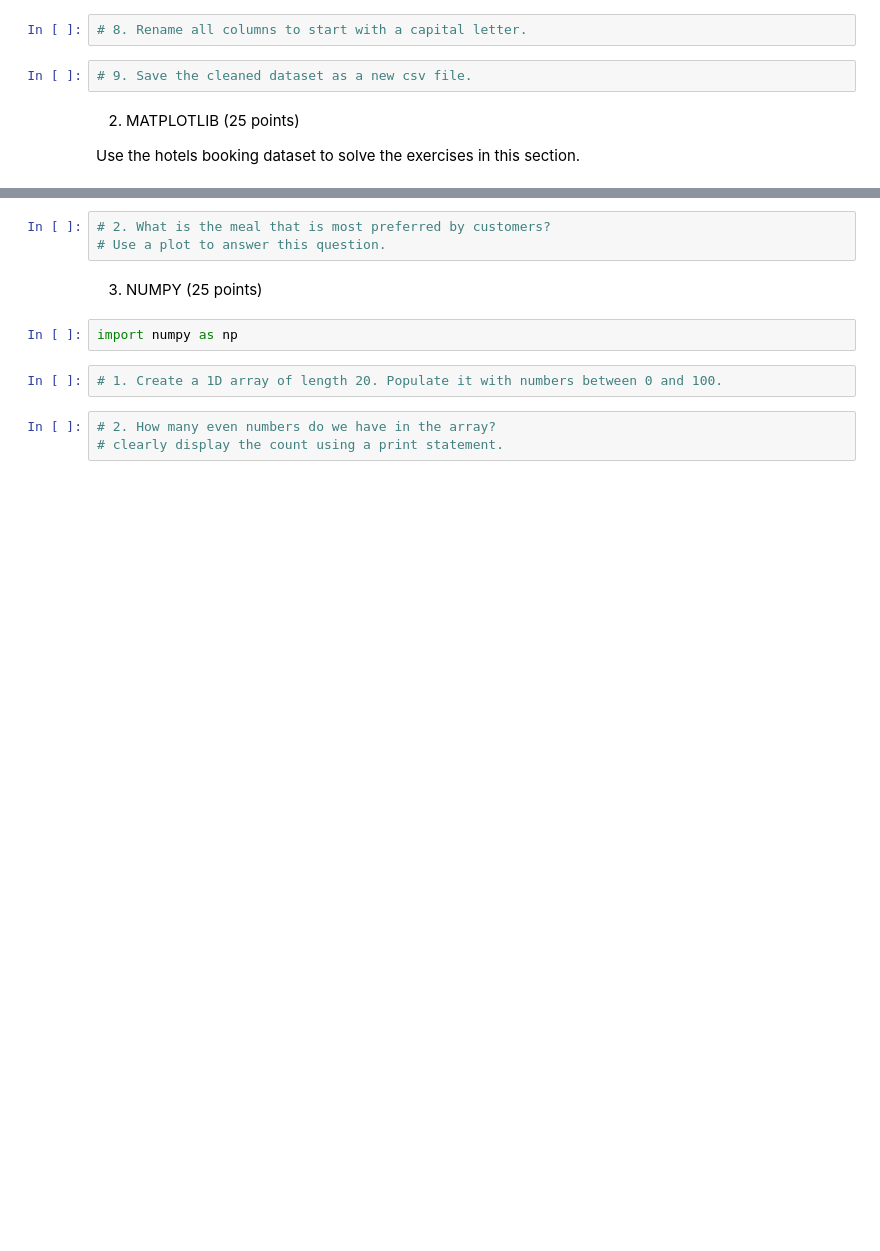
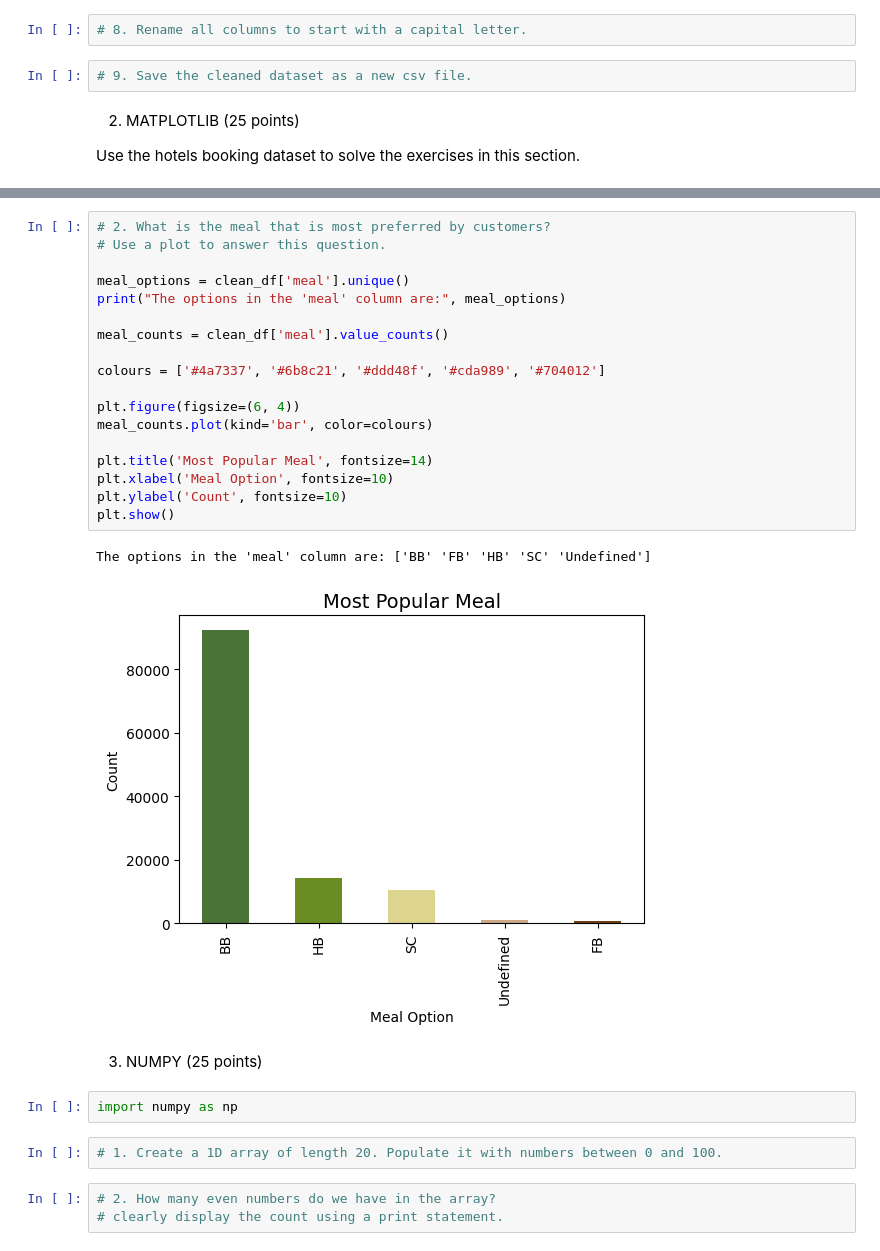
Before and after one commit to OffPut/Test, a Jupyter notebook: CFGdegree_Alternative_Exam.ipynb, the cells around one changed output, grey strips where cells are left out. Saved outputs shown, nothing was run; the diff lists cells and outputs as text; blank space fills up the shorter version.

```diff
--- a/CFGdegree_Alternative_Exam.ipynb
+++ b/CFGdegree_Alternative_Exam.ipynb
@@ -53,6 +123,24 @@ Use the hotels booking dataset to solve the exercises in this section.
-# %%
-# 2. What is the meal that is most preferred by customers?
-# Use a plot to answer this question.
+# %%
+# 2. What is the meal that is most preferred by customers?
+# Use a plot to answer this question.
+
+meal_options = clean_df['meal'].unique()
+print("The options in the 'meal' column are:", meal_options)
+
+meal_counts = clean_df['meal'].value_counts()
+
+colours = ['#4a7337', '#6b8c21', '#ddd48f', '#cda989', '#704012']
+
+plt.figure(figsize=(6, 4))
+meal_counts.plot(kind='bar', color=colours)
+
+plt.title('Most Popular Meal', fontsize=14)
+plt.xlabel('Meal Option', fontsize=10)
+plt.ylabel('Count', fontsize=10)
+plt.show()
+# %% [output]
+The options in the 'meal' column are: ['BB' 'FB' 'HB' 'SC' 'Undefined']
+[figure, added]
 # %% [markdown]
 3. NUMPY (25 points)
 # %%
```
Also changed, not shown: parts of 8 cells of this notebook.
